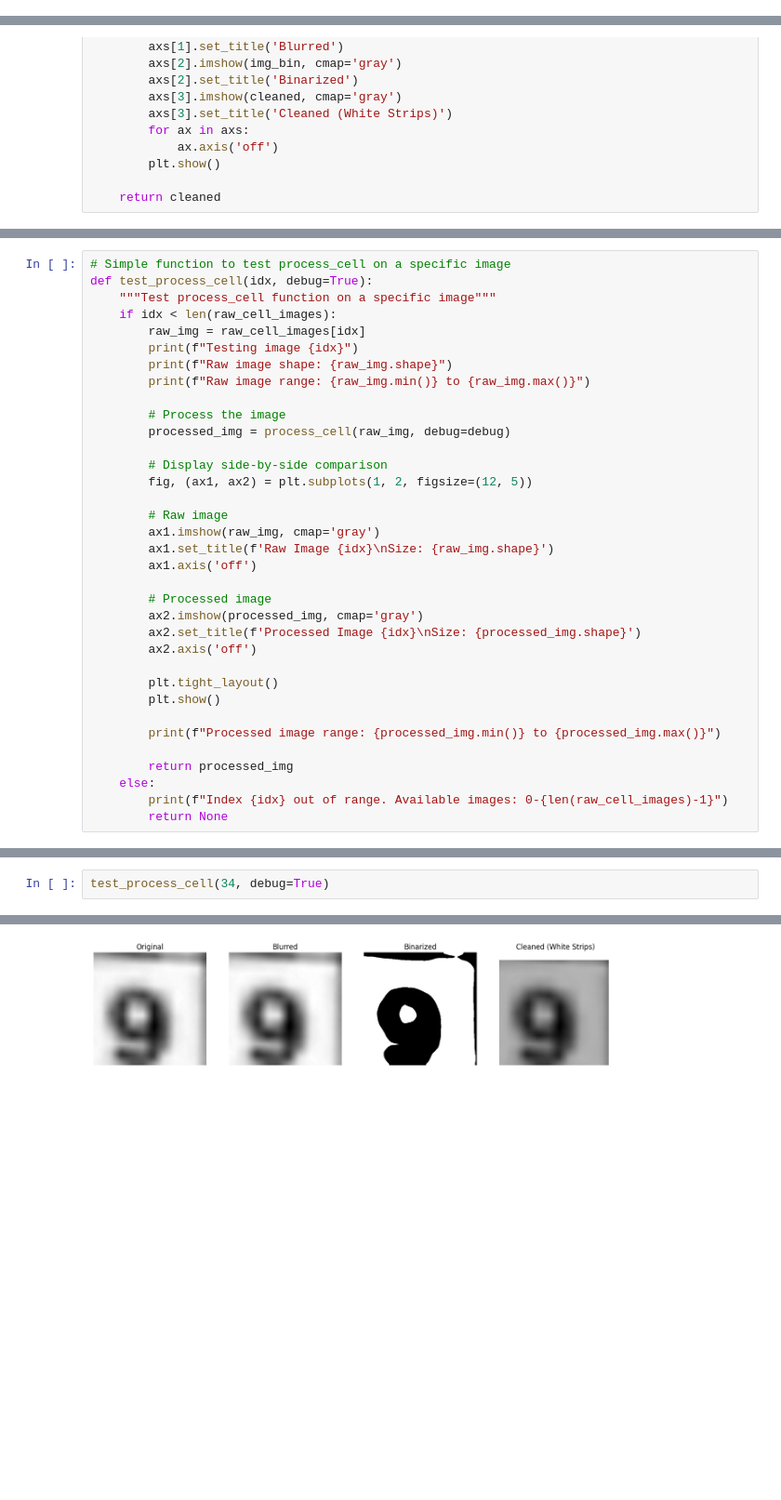
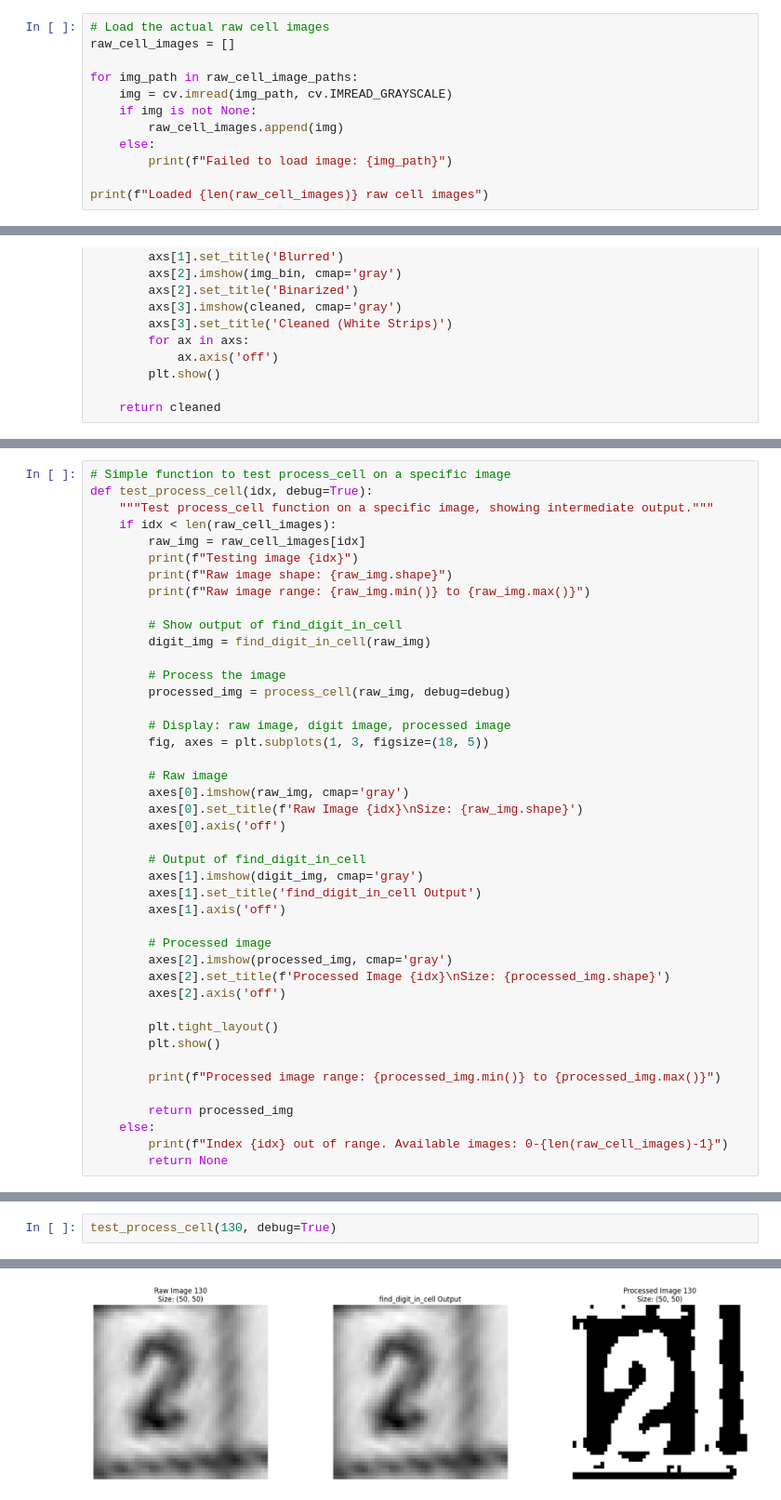
Before and after one commit to csem11/sudoku_solver, a Jupyter notebook: src/detection/extraction_optimizer.ipynb, the cells around one changed output, grey strips where cells are left out. Shown at 93% size. Saved outputs shown, nothing was run; the diff lists cells and outputs as text; blank space fills up the shorter version.

```diff
--- a/src/detection/extraction_optimizer.ipynb
+++ b/src/detection/extraction_optimizer.ipynb
@@ -23,0 +20,12 @@ Loaded 81 raw cell images
+# %%
+# Load the actual raw cell images
+raw_cell_images = []
+
+for img_path in raw_cell_image_paths:
+    img = cv.imread(img_path, cv.IMREAD_GRAYSCALE)
+    if img is not None:
+        raw_cell_images.append(img)
+    else:
+        print(f"Failed to load image: {img_path}")
+
+print(f"Loaded {len(raw_cell_images)} raw cell images")
@@ -123,28 +162,36 @@ import matplotlib.pyplot as plt
 # %%
 # Simple function to test process_cell on a specific image
 def test_process_cell(idx, debug=True):
-    """Test process_cell function on a specific image"""
+    """Test process_cell function on a specific image, showing intermediate output."""
     if idx < len(raw_cell_images):
         raw_img = raw_cell_images[idx]
         print(f"Testing image {idx}")
         print(f"Raw image shape: {raw_img.shape}")
         print(f"Raw image range: {raw_img.min()} to {raw_img.max()}")
 
+        # Show output of find_digit_in_cell
+        digit_img = find_digit_in_cell(raw_img)
+
         # Process the image
         processed_img = process_cell(raw_img, debug=debug)
 
-        # Display side-by-side comparison
-        fig, (ax1, ax2) = plt.subplots(1, 2, figsize=(12, 5))
+        # Display: raw image, digit image, processed image
+        fig, axes = plt.subplots(1, 3, figsize=(18, 5))
 
         # Raw image
-        ax1.imshow(raw_img, cmap='gray')
-        ax1.set_title(f'Raw Image {idx}\nSize: {raw_img.shape}')
-        ax1.axis('off')
+        axes[0].imshow(raw_img, cmap='gray')
+        axes[0].set_title(f'Raw Image {idx}\nSize: {raw_img.shape}')
+        axes[0].axis('off')
+
+        # Output of find_digit_in_cell
+        axes[1].imshow(digit_img, cmap='gray')
+        axes[1].set_title('find_digit_in_cell Output')
+        axes[1].axis('off')
 
         # Processed image
-        ax2.imshow(processed_img, cmap='gray')
-        ax2.set_title(f'Processed Image {idx}\nSize: {processed_img.shape}')
-        ax2.axis('off')
+        axes[2].imshow(processed_img, cmap='gray')
+        axes[2].set_title(f'Processed Image {idx}\nSize: {processed_img.shape}')
+        axes[2].axis('off')
 
         plt.tight_layout()
         plt.show()
@@ -165,5 +212,5 @@ Loaded 81 raw cell images
 Use test_process_cell(idx) to test on a specific image
 Example: test_process_cell(0, debug=True)
 # %%
-test_process_cell(34, debug=True)
+test_process_cell(130, debug=True)
 # %% [output]
@@ -173 +220 @@ Raw image range: 114 to 215
-[figure, old version]
+[figure, new version]
```
Also changed, not shown: parts of 11 cells of this notebook, 50 other files.
